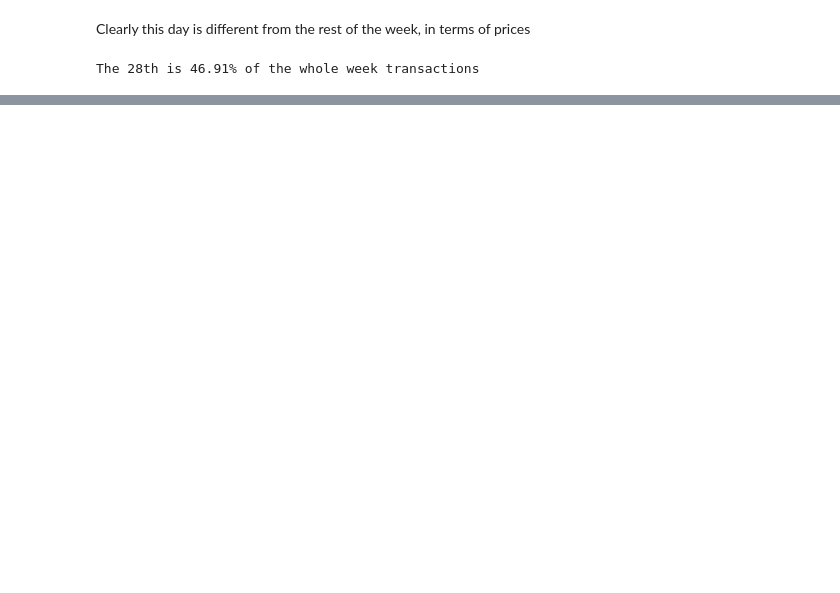
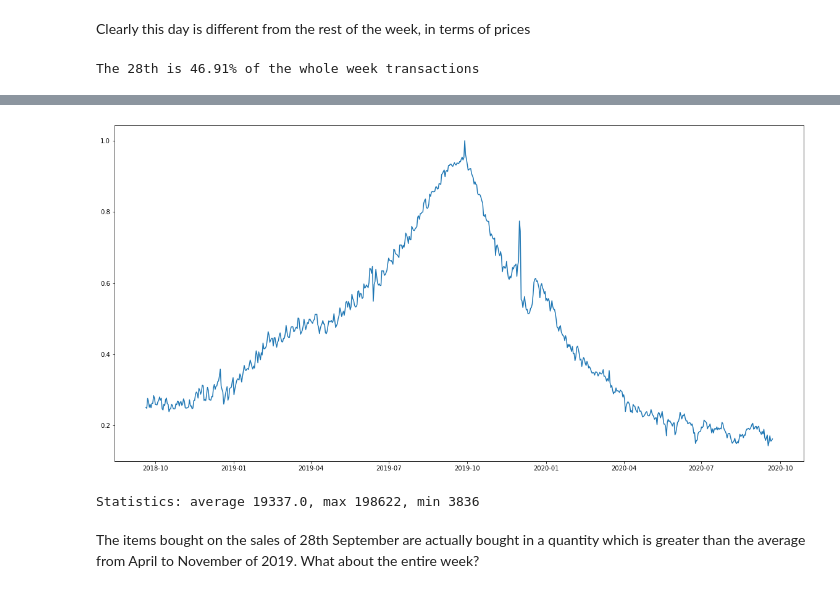
Before and after one commit to Vechus/h-m-recsys-competition, a Jupyter notebook: SalesEDA/data analysis 23-09-2019 to 30-09-2019.ipynb, the cells around one changed output, grey strips where cells are left out. Drawn from its saved outputs; the diff is of its cells as text; code cells hidden in the pictures; blank space fills up the shorter version.

```diff
--- a/SalesEDA/data analysis 23-09-2019 to 30-09-2019.ipynb
+++ b/SalesEDA/data analysis 23-09-2019 to 30-09-2019.ipynb
@@ -330,0 +254,11 @@ The two graphs contain basically the same information, the same set of articles
+# %%
+fig, ax = plt.subplots(figsize=(20, 10))
+ax.plot(graph.index, graph / graph_total)
+#ax.axhline(y=graph.mean(), color='r', linestyle='-.', alpha=0.6)
+plt.show()
+print("Statistics: average {:5.6}, max {}, min {}".format(graph.mean(), graph.max(), graph.min()))
+# %% [output]
+[figure, added]
+Statistics: average 19337.0, max 198622, min 3836
+# %% [markdown]
+The items bought on the sales of 28th September are actually bought in a quantity which is greater than the average from April to November of 2019. What about the entire week?
```
Also changed, not shown: parts of 26 cells of this notebook, 2 other files.
